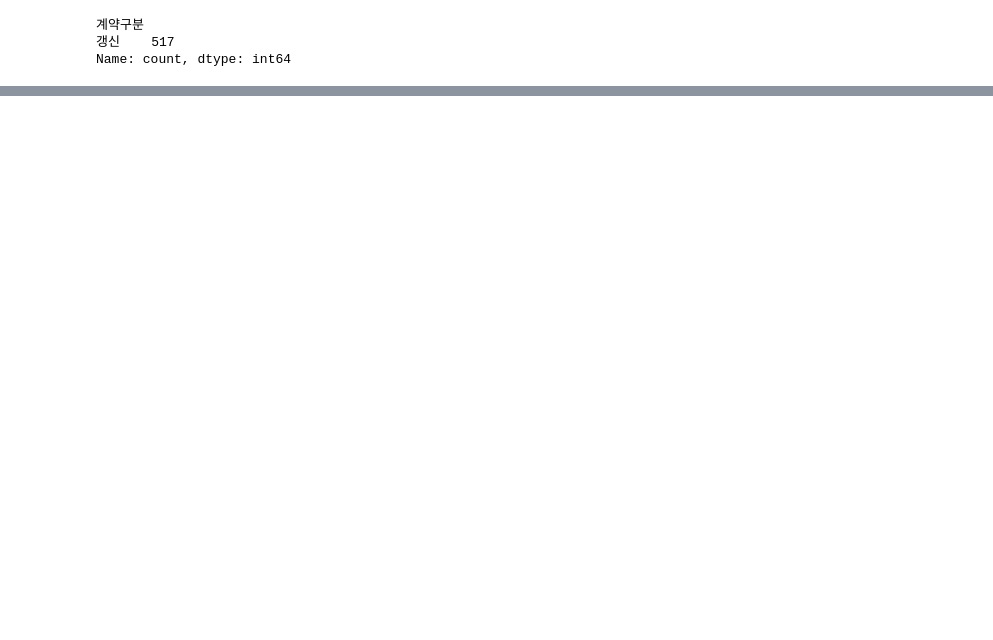
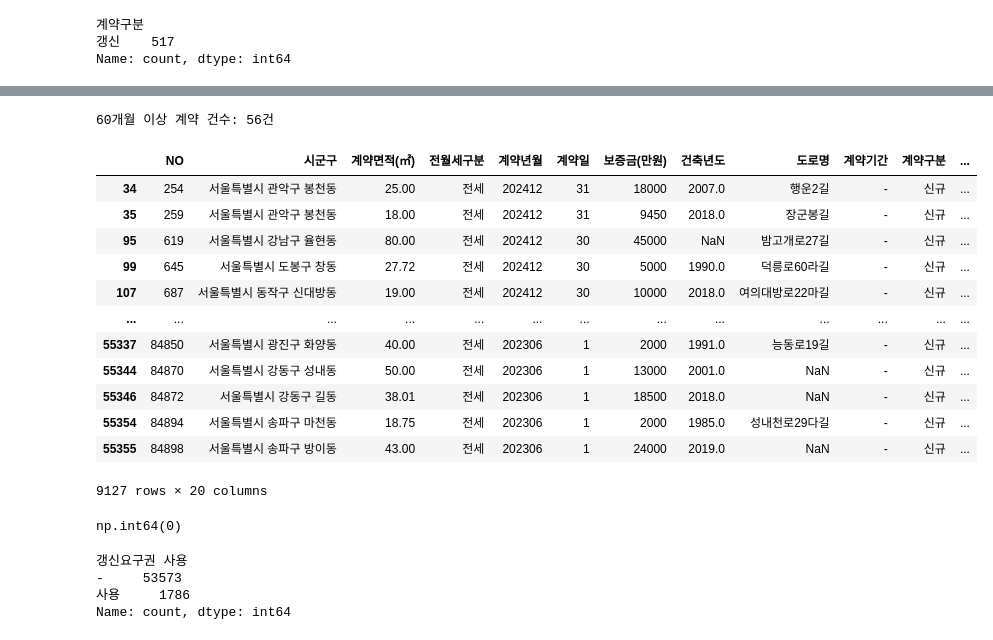
Before and after one commit to skqkrl/SDC_project, a Jupyter notebook: geumhui.ipynb, the cells around one changed output, grey strips where cells are left out. Cells and saved outputs as stored; diff of their text form; code cells hidden in the pictures; blank space fills up the shorter version.

```diff
--- a/geumhui.ipynb
+++ b/geumhui.ipynb
@@ -501,0 +536,26 @@ multi_household[['start_ym', 'end_ym']] = multi_household['계약기간'].str.sp
+# %%
+# 계약개월수가 60개월 이상인 행 개수 확인
+count = (multi_household['계약개월수'] >= 60).sum()
+print(f"60개월 이상 계약 건수: {count}건")
+# %% [output]
+60개월 이상 계약 건수: 56건
+# %%
+multi_household[multi_household['계약개월수'].isnull()]
+# %% [output]
+|  | NO | 시군구 | 계약면적(㎡) | 전월세구분 | 계약년월 | 계약일 | 보증금(만원) | 건축년도 | 도로명 | 계약기간 | 계약구분 | ... |
+| 34 | 254 | 서울특별시 관악구 봉천동 | 25.00 | 전세 | 202412 | 31 | 18000 | 2007.0 | 행운2길 | - | 신규 | ... |
+| 35 | 259 | 서울특별시 관악구 봉천동 | 18.00 | 전세 | 202412 | 31 | 9450 | 2018.0 | 장군봉길 | - | 신규 | ... |
+| 95 | 619 | 서울특별시 강남구 율현동 | 80.00 | 전세 | 202412 | 30 | 45000 | NaN | 밤고개로27길 | - | 신규 | ... |
+| 99 | 645 | 서울특별시 도봉구 창동 | 27.72 | 전세 | 202412 | 30 | 5000 | 1990.0 | 덕릉로60라길 | - | 신규 | ... |
+| 107 | 687 | 서울특별시 동작구 신대방동 | 19.00 | 전세 | 202412 | 30 | 10000 | 2018.0 | 여의대방로22마길 | - | 신규 | ... |
+| ... | ... | ... | ... | ... | ... | ... | ... | ... | ... | ... | ... | ... |
+| 55337 | 84850 | 서울특별시 광진구 화양동 | 40.00 | 전세 | 202306 | 1 | 2000 | 1991.0 | 능동로19길 | - | 신규 | ... |
+| 55344 | 84870 | 서울특별시 강동구 성내동 | 50.00 | 전세 | 202306 | 1 | 13000 | 2001.0 | NaN | - | 신규 | ... |
+| 55346 | 84872 | 서울특별시 강동구 길동 | 38.01 | 전세 | 202306 | 1 | 18500 | 2018.0 | NaN | - | 신규 | ... |
+| 55354 | 84894 | 서울특별시 송파구 마천동 | 18.75 | 전세 | 202306 | 1 | 2000 | 1985.0 | 성내천로29다길 | - | 신규 | ... |
+| 55355 | 84898 | 서울특별시 송파구 방이동 | 43.00 | 전세 | 202306 | 1 | 24000 | 2019.0 | NaN | - | 신규 | ... |
+9127 rows × 20 columns
+# %%
+multi_household['계약 시기'].isnull().sum()
+# %% [output]
+np.int64(0)
@@ -501,0 +576,7 @@ multi_household[['start_ym', 'end_ym']] = multi_household['계약기간'].str.sp
+# %%
+multi_household['갱신요구권 사용'].value_counts()
+# %% [output]
+갱신요구권 사용
+-     53573
+사용     1786
+Name: count, dtype: int64
```
Also changed, not shown: parts of 34 cells of this notebook.
